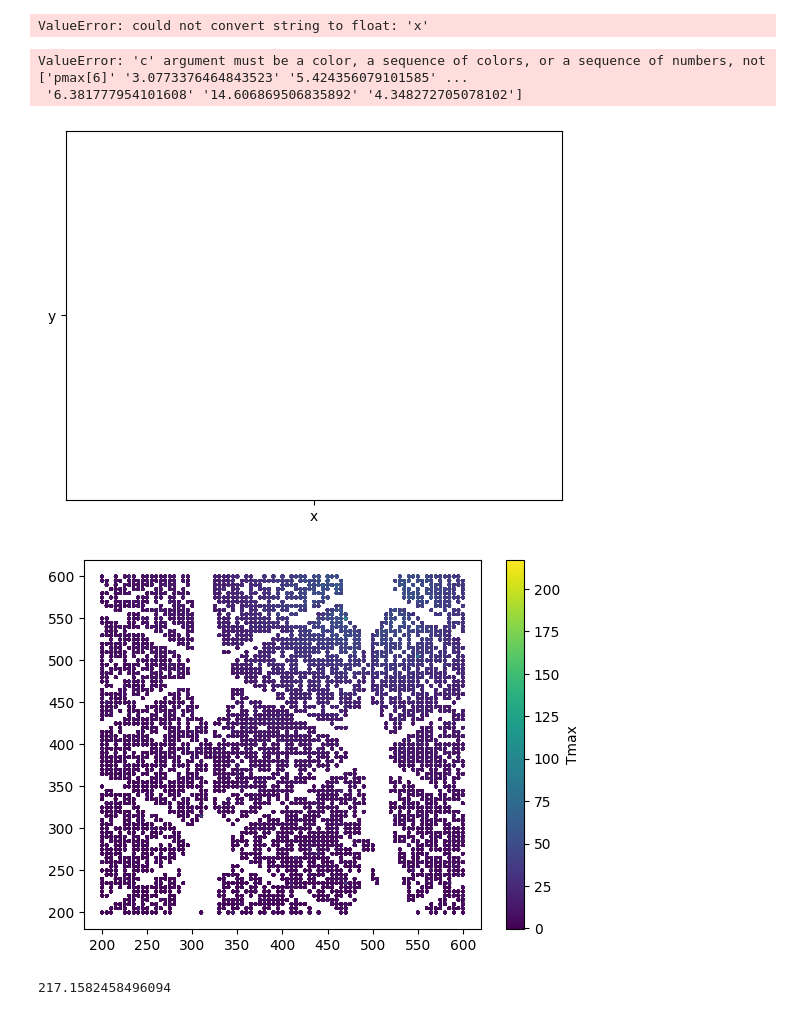
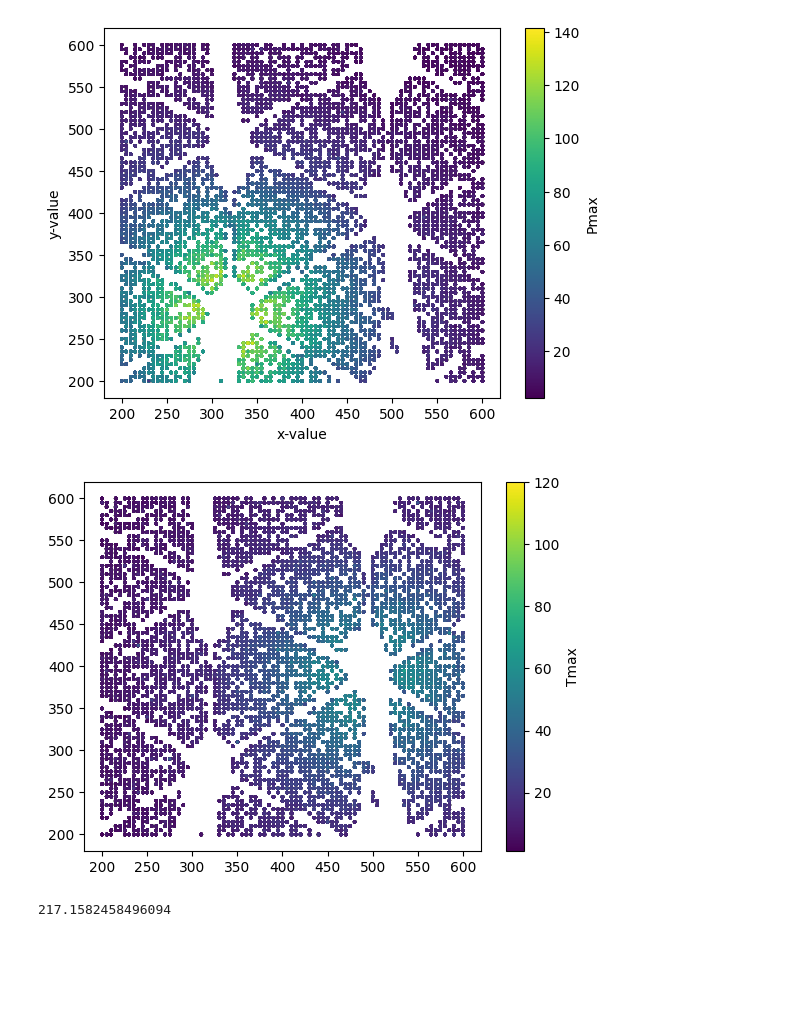
Before and after one commit to arildus/DSL_project2, a Jupyter notebook: DSL_project/visualize_data.ipynb, the cells around one changed output. Saved outputs shown, nothing was run; the diff lists cells and outputs as text; code cells hidden in the pictures; blank space fills up the shorter version.

```diff
--- a/DSL_project/visualize_data.ipynb
+++ b/DSL_project/visualize_data.ipynb
@@ -16,7 +16,7 @@ TRAINING_DATA_with_header = np.asarray(rows)
 TRAINING_DATA = TRAINING_DATA_with_header[1:TRAINING_DATA_with_header.size,:]
 # %%
 x = TRAINING_DATA[:, 0]
-sensor_num = 6
+sensor_num = 10
 y = TRAINING_DATA[:,1]
 pmax = TRAINING_DATA[:, 2+5*sensor_num]
 tmax = TRAINING_DATA[:, 4+5*sensor_num]
@@ -29,24 +27,22 @@ x = [float(x_i) for x_i in x]
 y = [float(y_i) for y_i in y]
 pmax = [float(pmax_i) for pmax_i in pmax]
 tmax = [float(tmax_i) for tmax_i in tmax]
-# %% [output]
-ValueError: could not convert string to float: 'x'
 # %%
 plt.scatter(x, y, c=pmax, cmap="viridis", s=2)
 cbar = plt.colorbar()
 cbar.set_label("Pmax")
+plt.xlabel("x-value")
+plt.ylabel("y-value")
 plt.show()
 # %% [output]
-ValueError: 'c' argument must be a color, a sequence of colors, or a sequence of numbers, not ['pmax[6]' '3.0773376464843523' '5.424356079101585' ...
- '6.381777954101608' '14.606869506835892' '4.348272705078102']
-[figure, old version]
+[figure, new version]
 # %%
 plt.scatter(x, y, c=tmax, cmap="viridis", s=2)
 cbar = plt.colorbar()
 cbar.set_label("Tmax")
 plt.show()
 # %% [output]
-[figure, old version]
+[figure, new version]
 # %%
 print(max(tmax))
 # %% [output]
```
Also changed, not shown: parts of 8 cells of this notebook, 5 other files.
